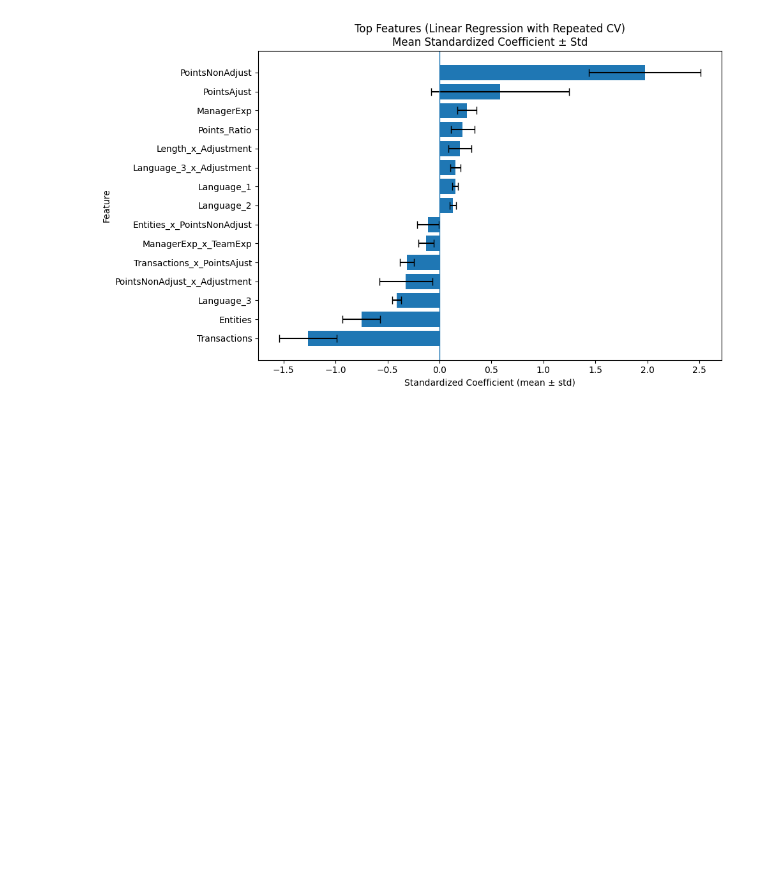
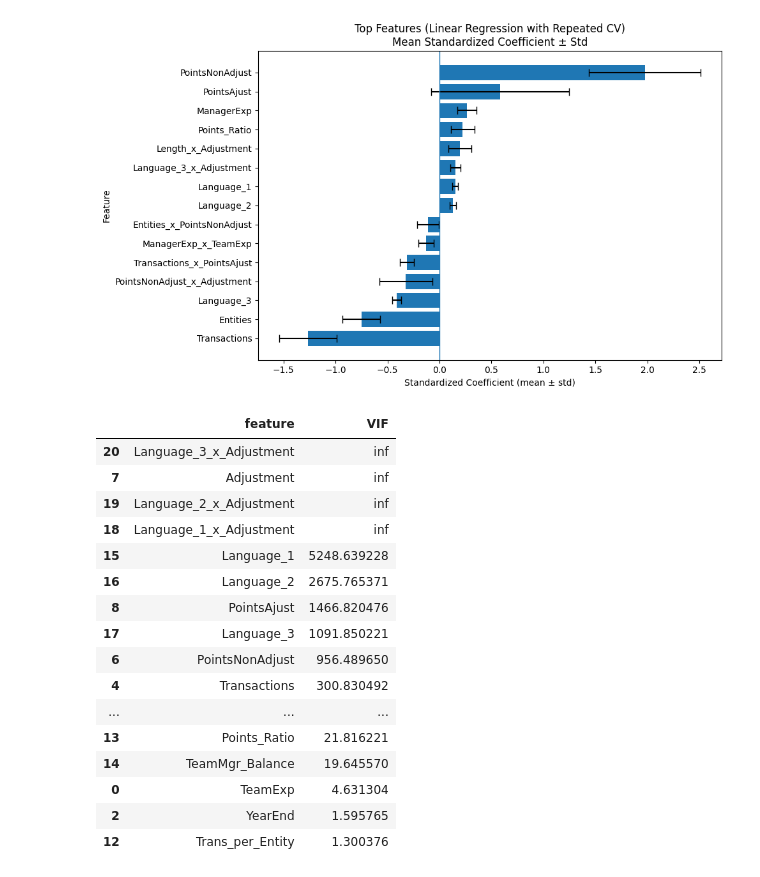
Before and after one commit to Shahbazi-Amir/SmartDevTime, a Jupyter notebook: smartdevtime_project_2.ipynb, the cells around one changed output. Cells and saved outputs as stored; diff of their text form; code cells hidden in the pictures; blank space fills up the shorter version.

```diff
--- a/smartdevtime_project_2.ipynb
+++ b/smartdevtime_project_2.ipynb
@@ -1973,3 +1973,37 @@ plt.tight_layout()
 plt.show()
 # %% [output]
 [figure]
+# %%
+# Step A1: Calculate VIF for all features (no dropping yet)
+import pandas as pd
+from statsmodels.stats.outliers_influence import variance_inflation_factor
+
+# Select the features
+X = df_fe[feature_cols_final]
+
+# Create a DataFrame for VIF values
+vif_data = pd.DataFrame()
+vif_data["feature"] = X.columns
+vif_data["VIF"] = [variance_inflation_factor(X.values, i) for i in range(X.shape[1])]
+
+# Sort by VIF, descending
+vif_data = vif_data.sort_values("VIF", ascending=False)
+vif_data
+# %% [output]
+|  | feature | VIF |
+| 20 | Language_3_x_Adjustment | inf |
+| 7 | Adjustment | inf |
+| 19 | Language_2_x_Adjustment | inf |
+| 18 | Language_1_x_Adjustment | inf |
+| 15 | Language_1 | 5248.639228 |
+| 16 | Language_2 | 2675.765371 |
+| 8 | PointsAjust | 1466.820476 |
+| 17 | Language_3 | 1091.850221 |
+| 6 | PointsNonAdjust | 956.489650 |
+| 4 | Transactions | 300.830492 |
+| ... | ... | ... |
+| 13 | Points_Ratio | 21.816221 |
+| 14 | TeamMgr_Balance | 19.645570 |
+| 0 | TeamExp | 4.631304 |
+| 2 | YearEnd | 1.595765 |
+| 12 | Trans_per_Entity | 1.300376 |
```
Also changed, not shown: parts of 5 cells of this notebook.
